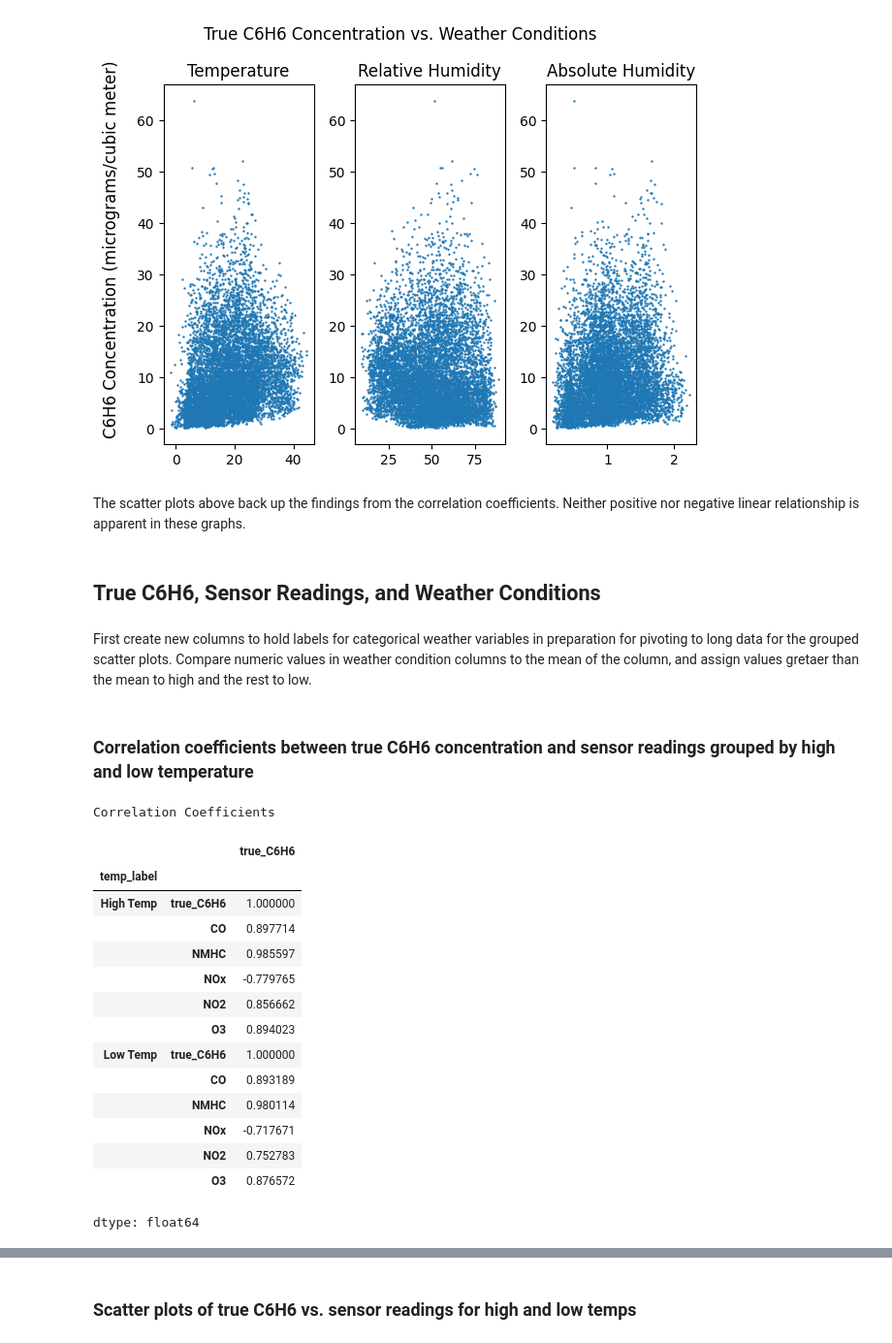
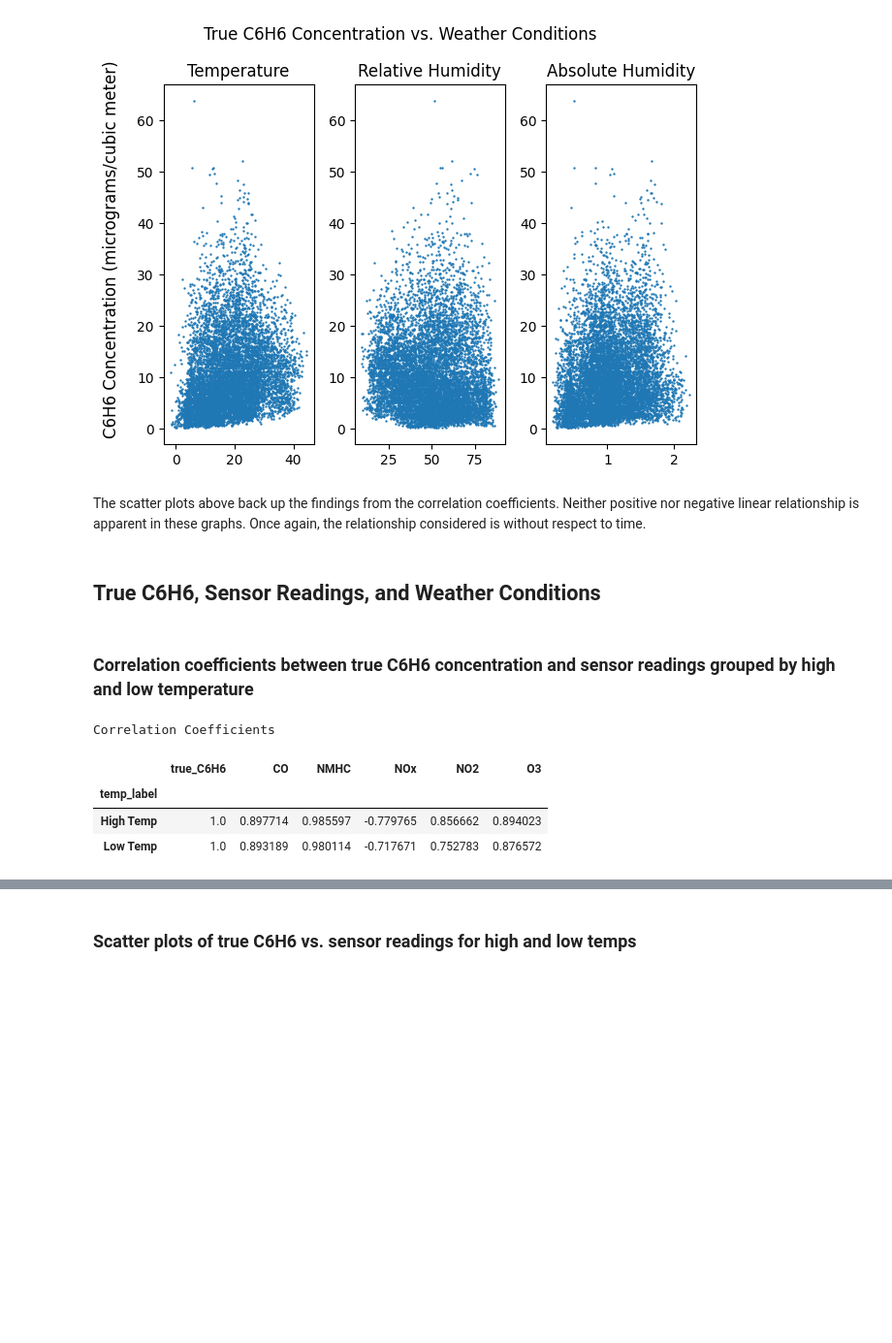
Before and after one commit to Alex-Devoid/ST-554-Project1, a Jupyter notebook: Task2/Task2.ipynb, the cells around one changed output, grey strips where cells are left out. Shown at 97% size. Cells and saved outputs as stored; diff of their text form; code cells hidden in the pictures; blank space fills up the shorter version.

```diff
--- a/Task2/Task2.ipynb
+++ b/Task2/Task2.ipynb
@@ -704,32 +698,19 @@ fig.tight_layout()
 # %% [output]
 [figure]
 # %% [markdown]
-The scatter plots above back up the findings from the correlation coefficients. Neither positive nor negative linear relationship is apparent in these graphs.
+The scatter plots above back up the findings from the correlation coefficients. Neither positive nor negative linear relationship is apparent in these graphs. Once again, the relationship considered is without respect to time.
 # %% [markdown]
 ## True C6H6, Sensor Readings, and Weather Conditions
-# %% [markdown]
-First create new columns to hold labels for categorical weather variables in preparation for pivoting to long data for the grouped scatter plots. Compare numeric values in weather condition columns to the mean of the column, and assign values gretaer than the mean to high and the rest to low.
 # %% [markdown]
 ### Correlation coefficients between true C6H6 concentration and sensor readings grouped by high and low temperature
 # %%
 print("Correlation Coefficients")
 air_qu[["true_C6H6", "CO", "NMHC", "NOx", "NO2","O3","temp_label"]]\
-    .groupby("temp_label", observed = True).corr()["true_C6H6"]
+    .groupby("temp_label", observed = True).corr()["true_C6H6"].unstack()
 # %% [output]
 Correlation Coefficients
-|  |  | true_C6H6 |
-| temp_label |  |  |
-| High Temp | true_C6H6 | 1.000000 |
-|  | CO | 0.897714 |
-|  | NMHC | 0.985597 |
-|  | NOx | -0.779765 |
-|  | NO2 | 0.856662 |
-|  | O3 | 0.894023 |
-| Low Temp | true_C6H6 | 1.000000 |
-|  | CO | 0.893189 |
-|  | NMHC | 0.980114 |
-|  | NOx | -0.717671 |
-|  | NO2 | 0.752783 |
-|  | O3 | 0.876572 |
+|  | true_C6H6 | CO | NMHC | NOx | NO2 | O3 |
+| temp_label |  |  |  |  |  |  |
+| High Temp | 1.0 | 0.897714 | 0.985597 | -0.779765 | 0.856662 | 0.894023 |
+| Low Temp | 1.0 | 0.893189 | 0.980114 | -0.717671 | 0.752783 | 0.876572 |
-dtype: float64
 # %% [markdown]
```
Also changed, not shown: parts of 48 cells of this notebook.
